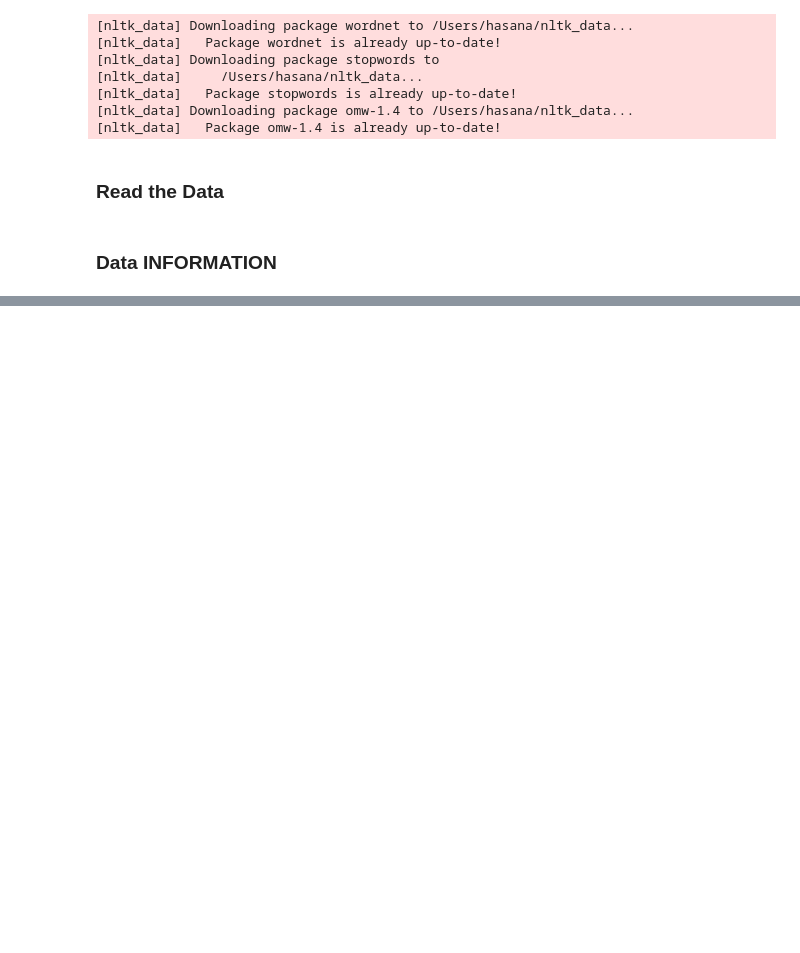
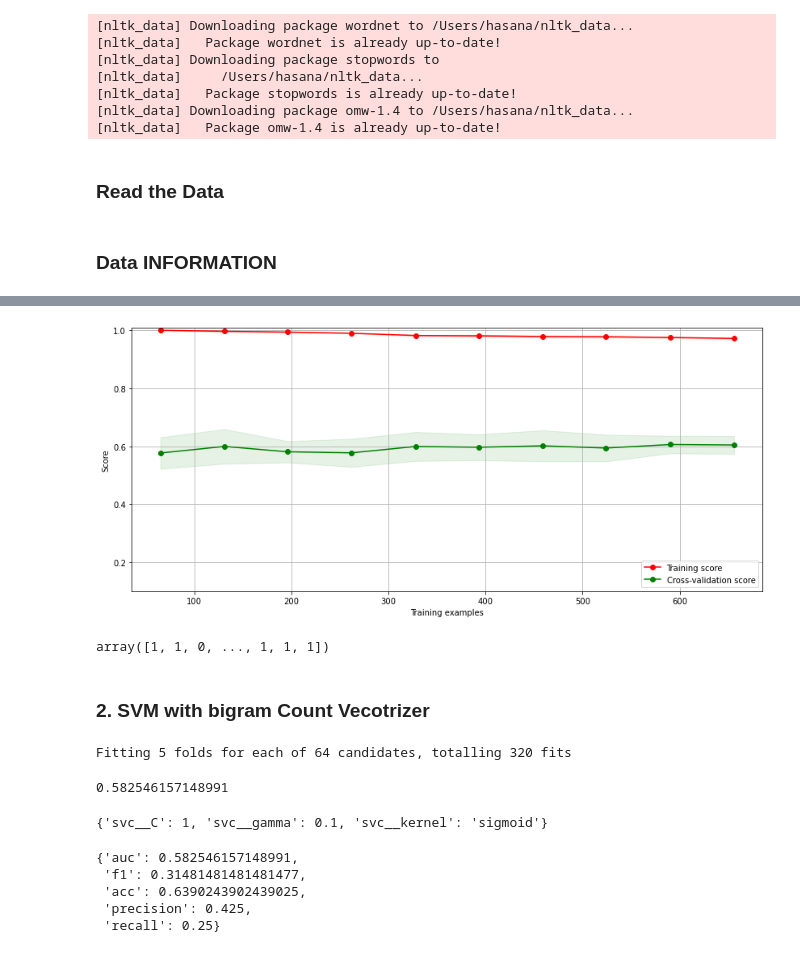
Before and after one commit to thayeylolu/project31, a Jupyter notebook: notebook/preprocess.ipynb, the cells around one changed output, grey strips where cells are left out. Saved outputs shown, nothing was run; the diff lists cells and outputs as text; code cells hidden in the pictures; blank space fills up the shorter version.

Commit message:
msvm and vader model

```diff
--- a/notebook/preprocess.ipynb
+++ b/notebook/preprocess.ipynb
@@ -387,0 +127,9 @@ plt.title("Abortion: Number of tweet in Users", y=1.02);
+# %%
+train_data.rename(columns = {'Categorize the tweet':'sentiments'}, inplace = True)
+def assign_sentiment(score):
+    if score == 'Pro-life':
+        return 1
+    return 0
+
+train_data['sentiments']=train_data['sentiments'].apply(lambda x: assign_sentiment(x))
+train_data['sentiments'].value_counts()
@@ -387,0 +356,52 @@ plt.title("Abortion: Number of tweet in Users", y=1.02);
+# %%
+from sklearn.model_selection import learning_curve
+
+train_sizes, train_scores, test_scores = \
+    learning_curve(grid_svm.best_estimator_, X_train, y_train, cv=5, n_jobs=-1,
+                   scoring="roc_auc", train_sizes=np.linspace(.1, 1.0, 10), random_state=1)
+
+plot_learning_curve(X_train, y_train, train_sizes,
+                    train_scores, test_scores, ylim=(0.1, 1.01), figsize=(14,6))
+plt.show()
+# %% [output]
+[figure, added]
+# %%
+grid_svm.predict(test_data['Tweet'])
+# %% [output]
+array([1, 1, 0, ..., 1, 1, 1])
+# %% [markdown]
+### 2.  SVM with bigram Count Vecotrizer
+# %%
+
+vectorizer_bigram = CountVectorizer(analyzer = 'word',lowercase = True,ngram_range=(2, 2))
+kfolds = StratifiedKFold(n_splits=5, shuffle=True, random_state=1)
+
+pipeline_svm = make_pipeline(vectorizer_bigram,
+                            SVC(probability=True, kernel="linear", class_weight="balanced"))
+
+grid_svm = GridSearchCV(pipeline_svm,
+                     param_grid = {'svc__C': [0.01, 0.1, 0.5, 1],
+                                    'svc__kernel': ['rbf', 'poly', 'sigmoid', 'linear'],
+                                    'svc__gamma': [1,0.1,0.01,0.001],},
+                    cv = kfolds,
+                    scoring="roc_auc",
+                    verbose=1,
+                    n_jobs=-1)
+
+grid_svm.fit(X_train, y_train)
+grid_svm.score(X_test, y_test)
+# %% [output]
+Fitting 5 folds for each of 64 candidates, totalling 320 fits
+0.582546157148991
+# %%
+grid_svm.best_params_
+# %% [output]
+{'svc__C': 1, 'svc__gamma': 0.1, 'svc__kernel': 'sigmoid'}
+# %%
+report_results(grid_svm.best_estimator_, X_test, y_test)
+# %% [output]
+{'auc': 0.582546157148991,
+ 'f1': 0.31481481481481477,
+ 'acc': 0.6390243902439025,
+ 'precision': 0.425,
+ 'recall': 0.25}
```
Also changed, not shown: parts of 95 cells of this notebook.
